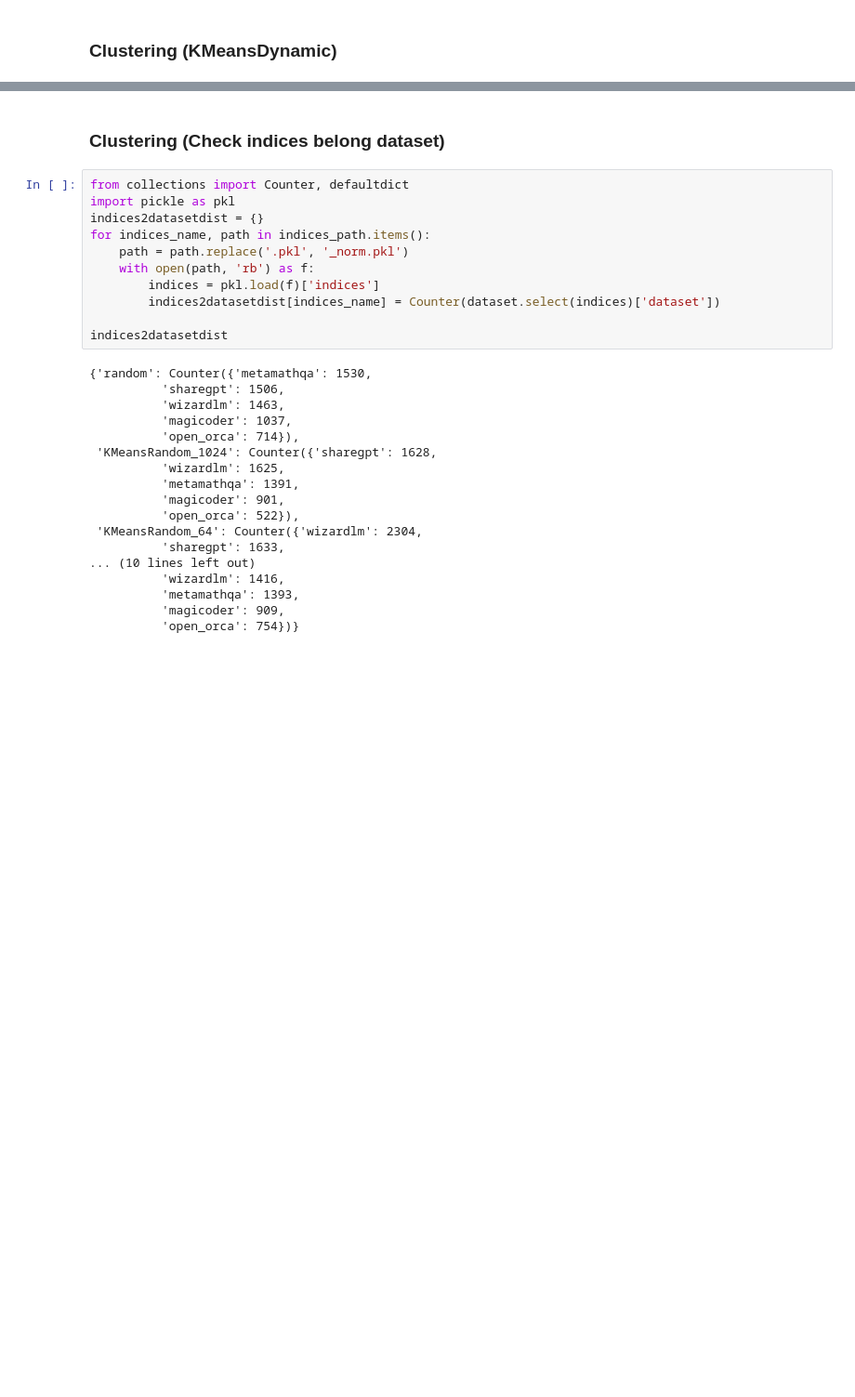
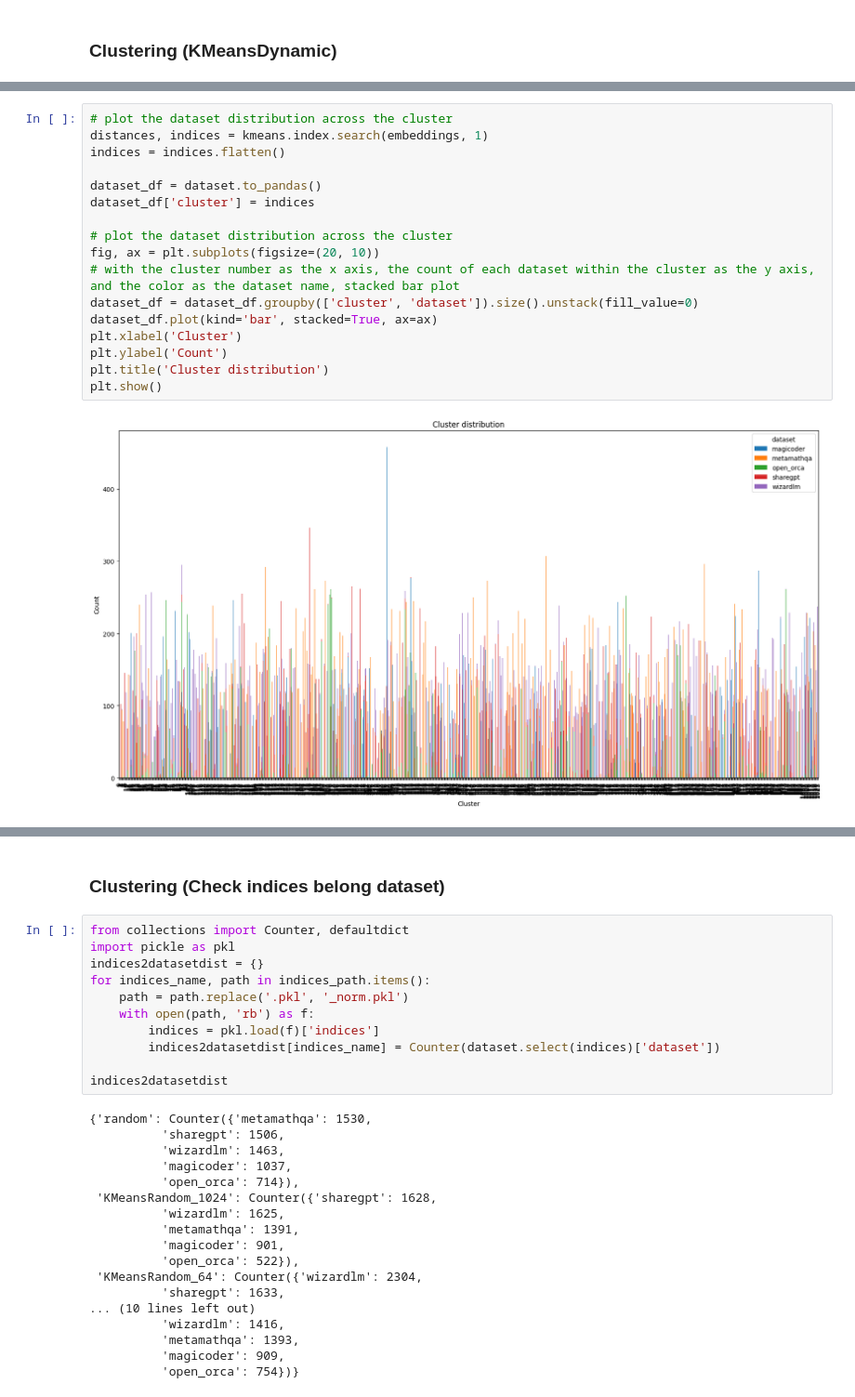
Before and after one commit to for-ai/iterative-data-selection, a Jupyter notebook: selection/notebooks/cohere_plot.ipynb, the cells around one changed output, grey strips where cells are left out. Shown: that part at 93% size. Drawn from its saved outputs; the diff is of its cells as text; blank space fills up the shorter version.

```diff
--- a/selection/notebooks/cohere_plot.ipynb
+++ b/selection/notebooks/cohere_plot.ipynb
@@ -169,3 +174,22 @@ pca.train(embeddings)
+# %%
+# plot the dataset distribution across the cluster
+distances, indices = kmeans.index.search(embeddings, 1)
+indices = indices.flatten()
+
+dataset_df = dataset.to_pandas()
+dataset_df['cluster'] = indices
+
+# plot the dataset distribution across the cluster
+fig, ax = plt.subplots(figsize=(20, 10))
+# with the cluster number as the x axis, the count of each dataset within the cluster as the y axis, and the color as the dataset name, stacked bar plot
+dataset_df = dataset_df.groupby(['cluster', 'dataset']).size().unstack(fill_value=0)
+dataset_df.plot(kind='bar', stacked=True, ax=ax)
+plt.xlabel('Cluster')
+plt.ylabel('Count')
+plt.title('Cluster distribution')
+plt.show()
+# %% [output]
+[figure, added]
 # %%
 from collections import Counter, defaultdict
 distances, indices = kmeans.index.search(embeddings, 1)
```
Also changed, not shown: parts of 17 cells of this notebook, 3 other files.
